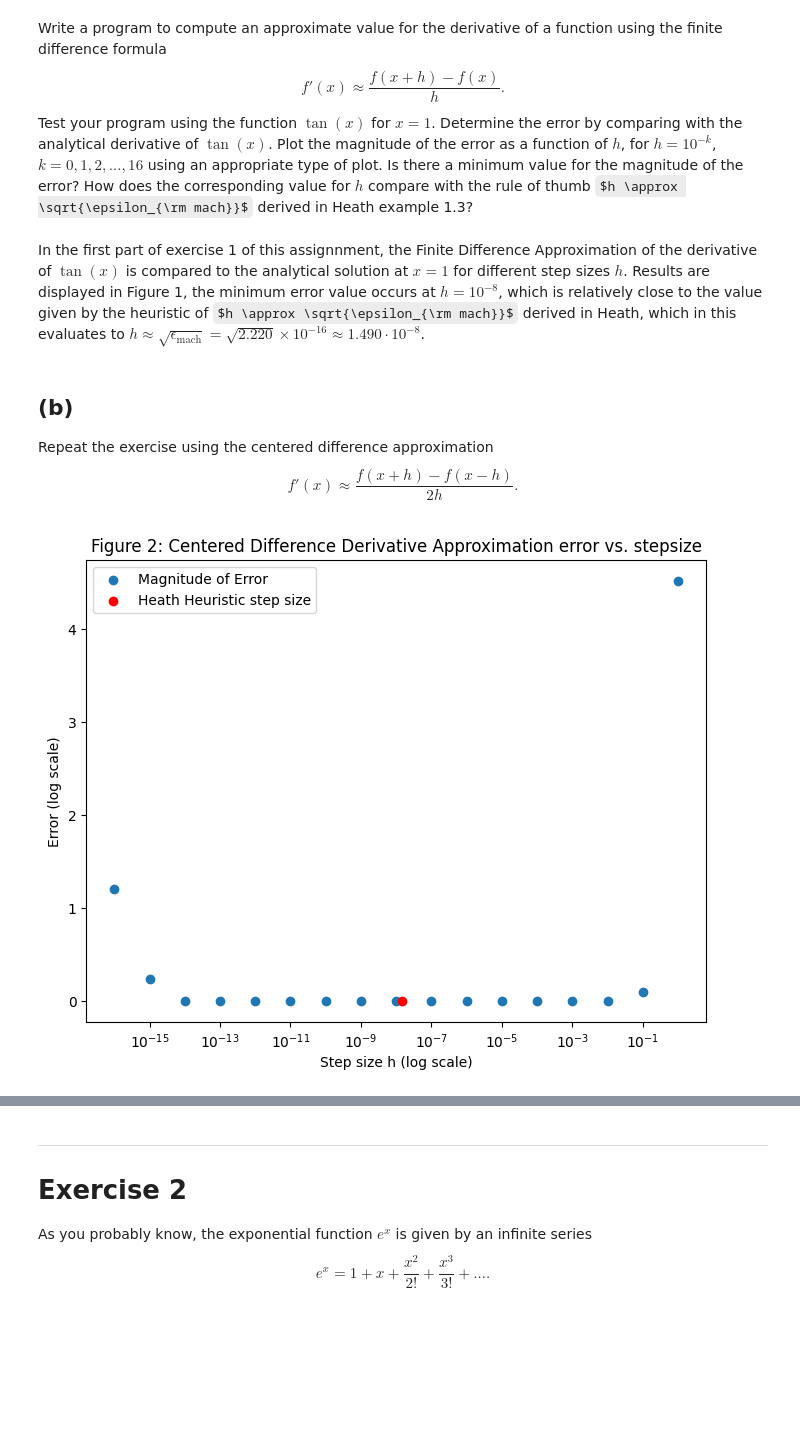
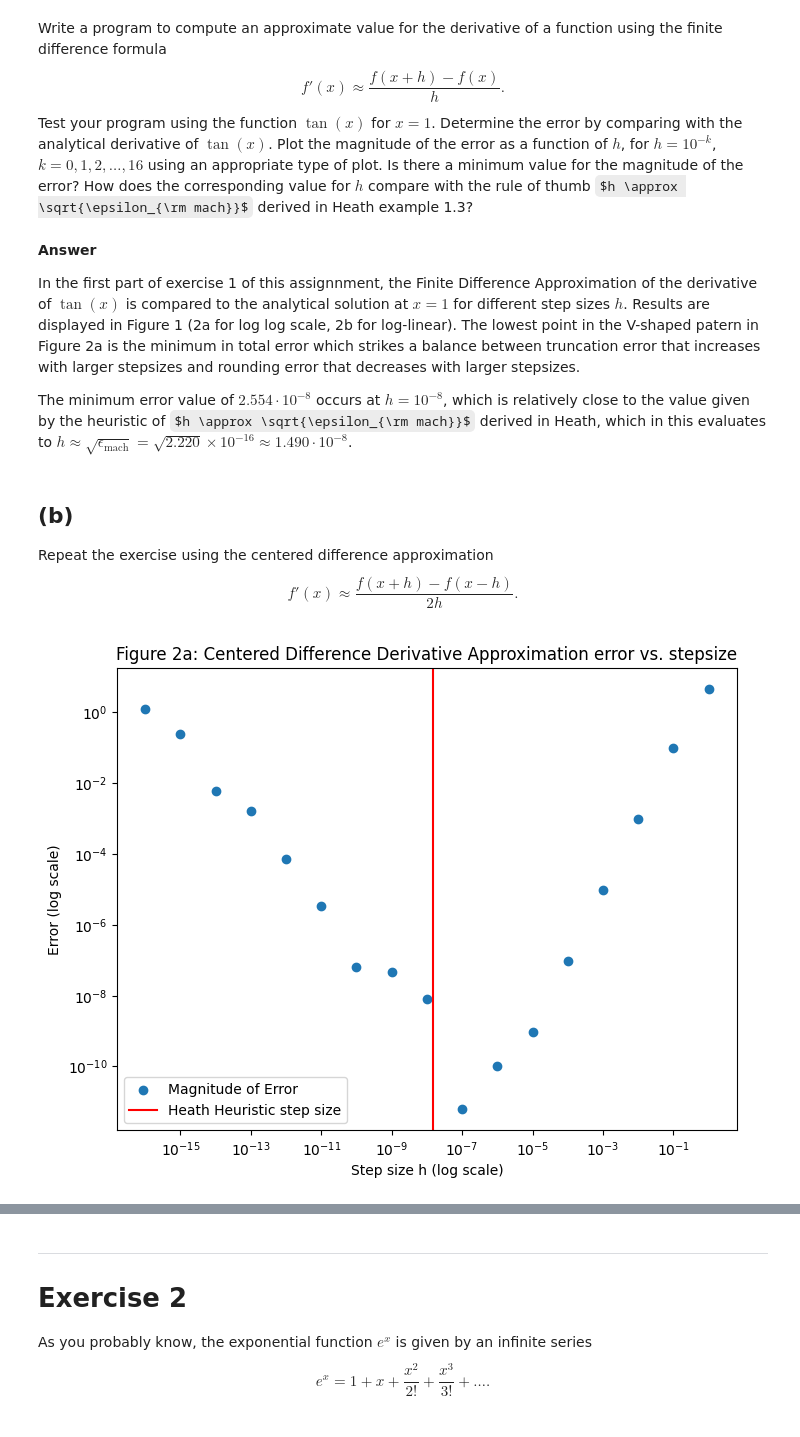
Before and after one commit to NitaiNijholt/NumericalAlgos, a Jupyter notebook: hw1_2023.ipynb, the cells around one changed output, grey strips where cells are left out. Drawn from its saved outputs; the diff is of its cells as text; code cells hidden in the pictures; some formulas as TeX source; blank space fills up the shorter version.

```diff
--- a/hw1_2023.ipynb
+++ b/hw1_2023.ipynb
@@ -123,23 +116,23 @@ def AproxDerivative(func, x, h):
     """Approximate the derivative of func at x using a step size of h."""
     return (func(x+h) - func(x))/h
 # %%
-def DerivOfTan(x):
+def analitycal_deriv_tan(x):
     """Compute the derivative of tan(x) at x."""
     return 1/np.cos(x)**2
 # %%
 # vector of step sizes
 list_of_h = [10**-k for k in range(0, 17)]
 # %%
-def plot_error_vs_h(h_values, error_values, title):
+def plot_error_vs_h(h_values, error_values, title ,y_scale='log', x_scale='linear'):
     """Utility function to plot error against h values."""
     plt.figure(figsize=(8,6))
     plt.scatter(h_values, error_values)
-    plt.scatter(np.sqrt(machine_precision),0, c='red')
-    # plt.yscale('log')
-    plt.xscale('log')
+    plt.axvline(np.sqrt(machine_precision), c='red')
+    plt.yscale(y_scale)
+    plt.xscale(x_scale)
     plt.title(title)
-    plt.xlabel('Step size h (log scale)')
-    plt.ylabel('Error (log scale)')
+    plt.xlabel(f'Step size h ({x_scale} scale)')
+    plt.ylabel(f'Error ({y_scale} scale)')
     plt.legend(['Magnitude of Error', 'Heath Heuristic step size'])
     plt.show()
 # %%
@@ -186,7 +190,11 @@ Write a program to compute an approximate value for the derivative of a function
 $$f'(x) \approx \frac{f(x+h) - f(x)}{h} .$$
 Test your program using the function $\tan(x)$ for $x=1$. Determine the error by comparing with the analytical derivative of $\tan(x)$. Plot the magnitude of the error as a function of $h$, for $h = 10^{-k}$, $k=0,1,2, \ldots, 16$ using an appropriate type of plot. Is there a minimum value for the magnitude of the error? How does the corresponding value for $h$ compare with the rule of thumb $h \approx \sqrt{\epsilon_{\rm mach}}$ derived in Heath example 1.3?
 # %% [markdown]
-In the first part of exercise 1 of this assignnment, the Finite Difference Approximation of the derivative of $ \tan(x)$ is compared to the analytical solution at $x = 1$ for different step sizes $h$. Results are displayed in Figure 1, the minimum error value occurs at $h= 10^{-8}$, which is relatively close to the value given by the heuristic of $h \approx \sqrt{\epsilon_{\rm mach}}$ derived in Heath, which in this evaluates to  $h \approx \sqrt{\epsilon_{\text{mach}}} = \sqrt{2.220} \times 10^{-16} \approx 1.490 \cdot 10^{-8}$.
+**Answer**
+
+In the first part of exercise 1 of this assignnment, the Finite Difference Approximation of the derivative of $ \tan(x)$ is compared to the analytical solution at $x = 1$ for different step sizes $h$. Results are displayed in Figure 1 (2a for log log scale, 2b for log-linear). The lowest point in the V-shaped patern in Figure 2a is the minimum in total error which strikes a balance between truncation error that increases with larger stepsizes and rounding error that decreases with larger stepsizes.
+
+The minimum error value of $2.554 \cdot 10^{-8}$ occurs at $h= 10^{-8}$, which is relatively close to the value given by the heuristic of $h \approx \sqrt{\epsilon_{\rm mach}}$ derived in Heath, which in this evaluates to  $h \approx \sqrt{\epsilon_{\text{mach}}} = \sqrt{2.220} \times 10^{-16} \approx 1.490 \cdot 10^{-8}$.
 # %% [markdown]
 ## (b)
 Repeat the exercise using the centered difference approximation
@@ -194,7 +202,7 @@ $$ f'(x) \approx \frac{f(x+h) - f(x-h)}{2h} .$$
 # %%
 # your code here
 
-def AproxDerivativeCenteredDiff(func, x, h):
+def aprox_deriv_centered_diff(func, x, h):
     """Approximate the derivative of func at x using a step size of h."""
     return (func(x+h) - func(x-h))/(2*h)
 # %%
@@ -202,11 +210,11 @@ def AproxDerivativeCenteredDiff(func, x, h):
 x = 1
 
 
-analytical_result = DerivOfTan(x)
-aproximation_b = np.array([AproxDerivativeCenteredDiff(tan, x, h) for h in list_of_h])
+analytical_result = analitycal_deriv_tan(x)
+aproximation_b = np.array([aprox_deriv_centered_diff(tan, x, h) for h in list_of_h])
 error_b = np.abs(aproximation_b - analytical_result)
 # %%
 # plotting the results
-plot_error_vs_h(list_of_h, error_b, 'Figure 2: Centered Difference Derivative Approximation error vs. stepsize')
+plot_error_vs_h(list_of_h, error_b, 'Figure 2a: Centered Difference Derivative Approximation error vs. stepsize', y_scale='log', x_scale='log')
 # %% [output]
-[figure, old version]
+[figure, new version]
```
Also changed, not shown: parts of 13 cells of this notebook.
